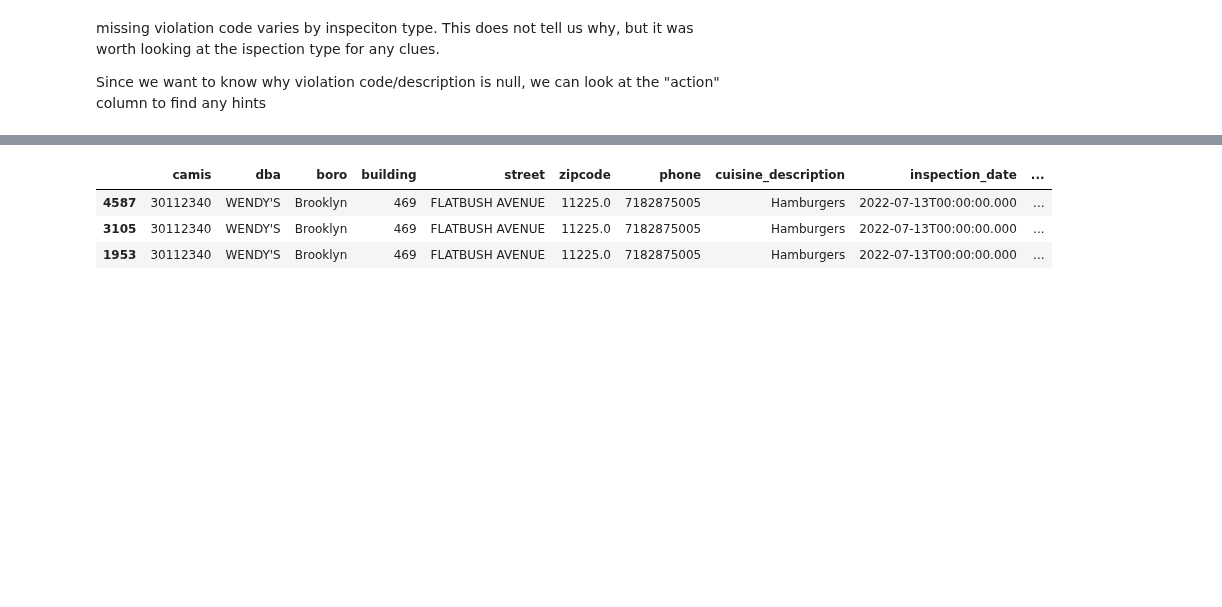
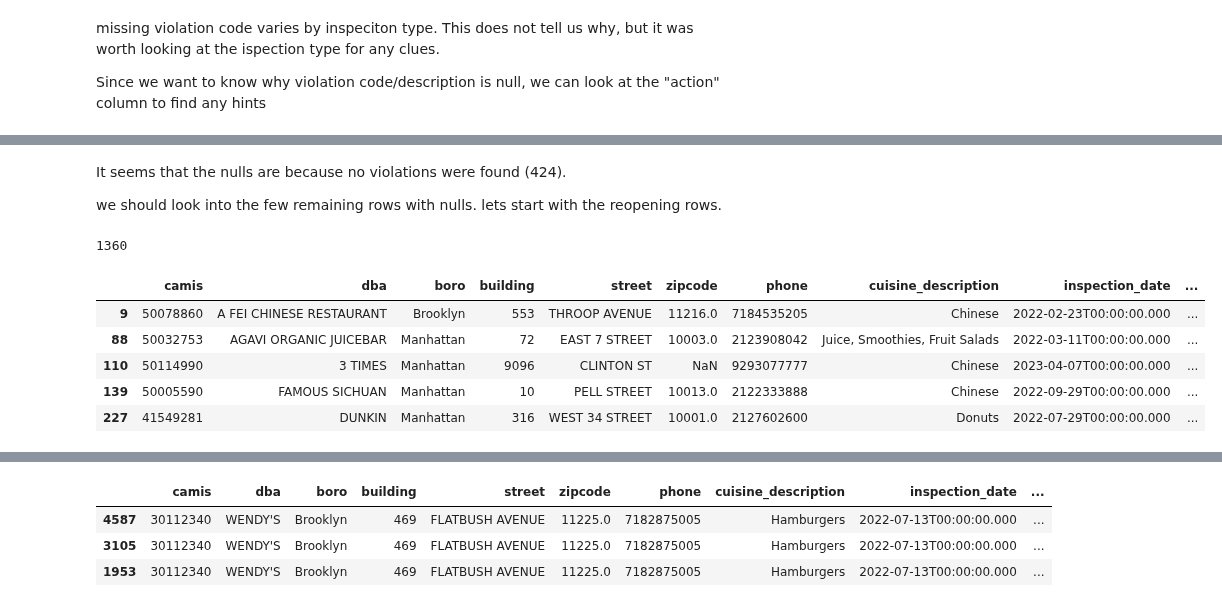
Before and after one commit to Somerville-2023/New-York-health-Inspection-Prediction, a Jupyter notebook: john-folder/api_gplaces/place_and_reviews/john_explore.ipynb, the cells around one changed output, grey strips where cells are left out. Drawn from its saved outputs; the diff is of its cells as text; code cells hidden in the pictures; blank space fills up the shorter version.

```diff
--- a/john-folder/api_gplaces/place_and_reviews/john_explore.ipynb
+++ b/john-folder/api_gplaces/place_and_reviews/john_explore.ipynb
@@ -193,0 +292,5 @@ We can see that all of the null values come from inspection type Administrative.
+# %%
+# Drop rows where 'inspection_type' starts with "Administrative"
+inspection_df = inspection_df[~inspection_df['inspection_type'].str.startswith("Administrative")]
+null_counts_by_column = inspection_df.isnull().sum()
+null_counts_by_column[null_counts_by_column > 0]
@@ -238,0 +336,19 @@ null_violation_count.sum()
+# %% [markdown]
+It seems that the nulls are because no violations were found (424).
+
+we should look into the few remaining rows with nulls. lets start with the reopening rows.
+# %%
+# Drop rows where 'inspection_type' starts with "Administrative"
+action_reopened = inspection_df[inspection_df['action'].str.startswith("Establishment re-opened by DOHMH")]
+len(action_reopened)
+# %% [output]
+1360
+# %%
+action_reopened.head(5)
+# %% [output]
+|  | camis | dba | boro | building | street | zipcode | phone | cuisine_description | inspection_date | ... |
+| 9 | 50078860 | A FEI CHINESE RESTAURANT | Brooklyn | 553 | THROOP AVENUE | 11216.0 | 7184535205 | Chinese | 2022-02-23T00:00:00.000 | ... |
+| 88 | 50032753 | AGAVI ORGANIC JUICEBAR | Manhattan | 72 | EAST 7 STREET | 10003.0 | 2123908042 | Juice, Smoothies, Fruit Salads | 2022-03-11T00:00:00.000 | ... |
+| 110 | 50114990 | 3 TIMES | Manhattan | 9096 | CLINTON ST | NaN | 9293077777 | Chinese | 2023-04-07T00:00:00.000 | ... |
+| 139 | 50005590 | FAMOUS SICHUAN | Manhattan | 10 | PELL STREET | 10013.0 | 2122333888 | Chinese | 2022-09-29T00:00:00.000 | ... |
+| 227 | 41549281 | DUNKIN | Manhattan | 316 | WEST 34 STREET | 10001.0 | 2127602600 | Donuts | 2022-07-29T00:00:00.000 | ... |
```
Also changed, not shown: parts of 52 cells of this notebook.
